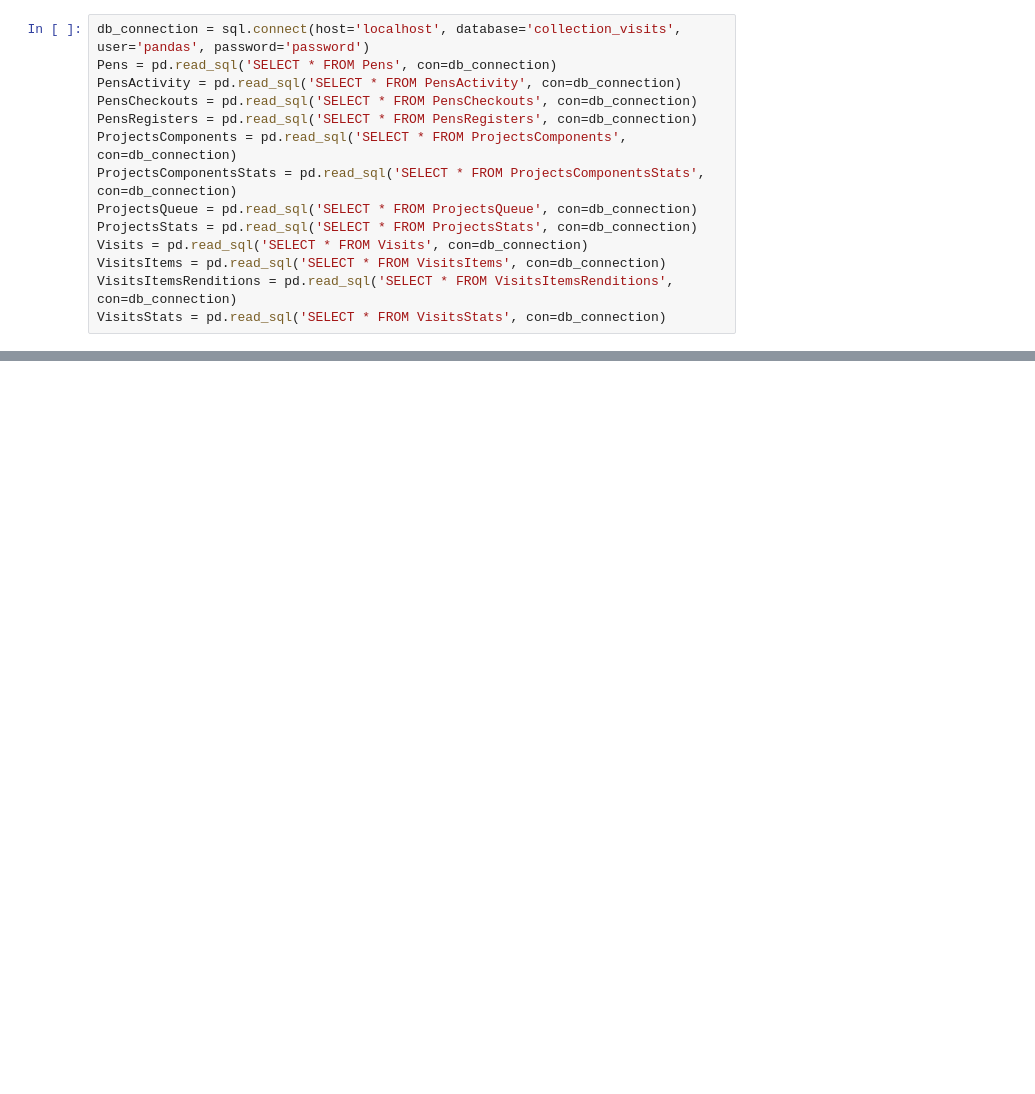
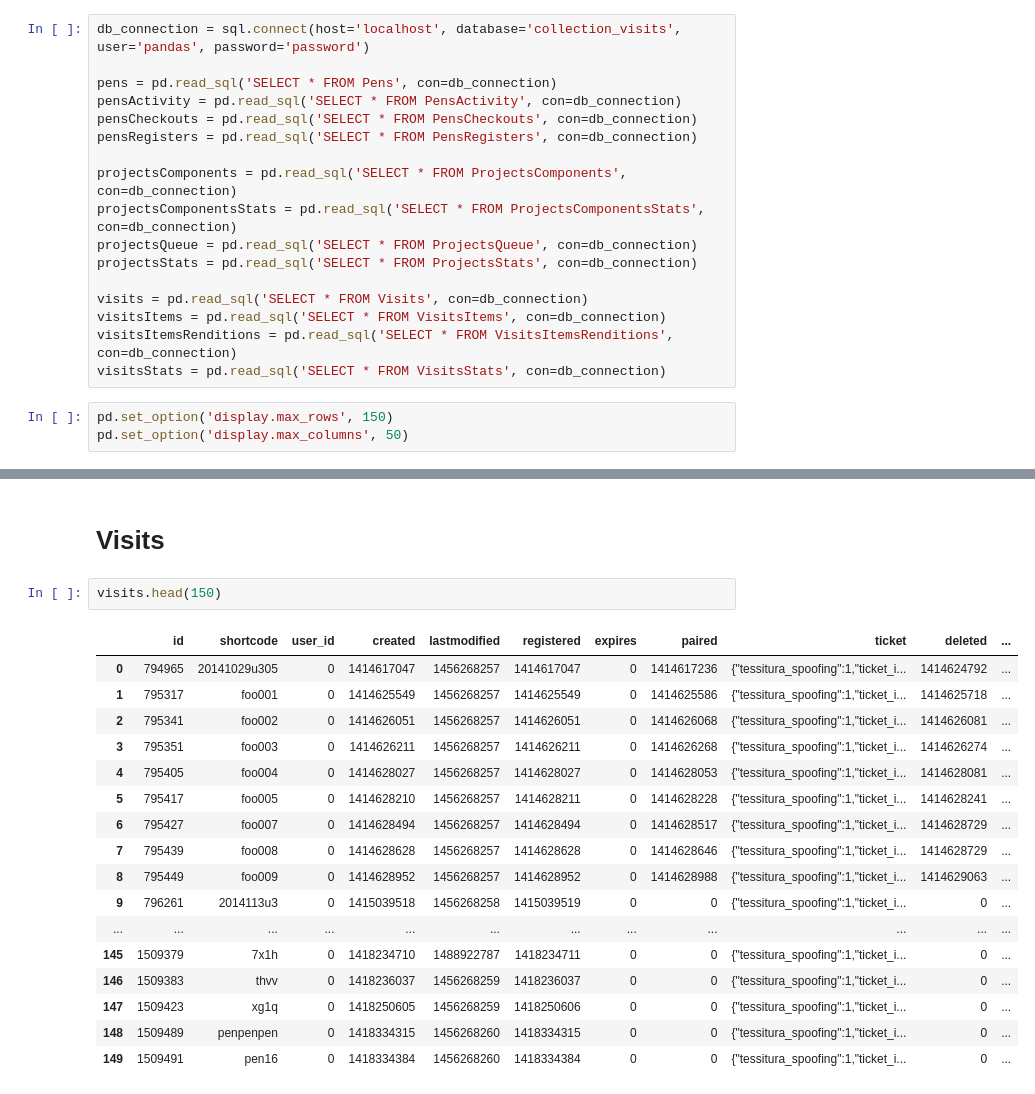
Before and after one commit to ShirinStar/Pen_Data_Dictionary, a Jupyter notebook: data/collection_visits_db.ipynb, the cells around one changed output, grey strips where cells are left out. Drawn from its saved outputs; the diff is of its cells as text; blank space fills up the shorter version.

```diff
--- a/data/collection_visits_db.ipynb
+++ b/data/collection_visits_db.ipynb
@@ -4,14 +6,20 @@ import pandas as pd
 # %%
 db_connection = sql.connect(host='localhost', database='collection_visits', user='pandas', password='password')
-Pens = pd.read_sql('SELECT * FROM Pens', con=db_connection)
-PensActivity = pd.read_sql('SELECT * FROM PensActivity', con=db_connection)
-PensCheckouts = pd.read_sql('SELECT * FROM PensCheckouts', con=db_connection)
-PensRegisters = pd.read_sql('SELECT * FROM PensRegisters', con=db_connection)
-ProjectsComponents = pd.read_sql('SELECT * FROM ProjectsComponents', con=db_connection)
-ProjectsComponentsStats = pd.read_sql('SELECT * FROM ProjectsComponentsStats', con=db_connection)
-ProjectsQueue = pd.read_sql('SELECT * FROM ProjectsQueue', con=db_connection)
-ProjectsStats = pd.read_sql('SELECT * FROM ProjectsStats', con=db_connection)
-Visits = pd.read_sql('SELECT * FROM Visits', con=db_connection)
-VisitsItems = pd.read_sql('SELECT * FROM VisitsItems', con=db_connection)
-VisitsItemsRenditions = pd.read_sql('SELECT * FROM VisitsItemsRenditions', con=db_connection)
-VisitsStats = pd.read_sql('SELECT * FROM VisitsStats', con=db_connection)
+
+pens = pd.read_sql('SELECT * FROM Pens', con=db_connection)
+pensActivity = pd.read_sql('SELECT * FROM PensActivity', con=db_connection)
+pensCheckouts = pd.read_sql('SELECT * FROM PensCheckouts', con=db_connection)
+pensRegisters = pd.read_sql('SELECT * FROM PensRegisters', con=db_connection)
+
+projectsComponents = pd.read_sql('SELECT * FROM ProjectsComponents', con=db_connection)
+projectsComponentsStats = pd.read_sql('SELECT * FROM ProjectsComponentsStats', con=db_connection)
+projectsQueue = pd.read_sql('SELECT * FROM ProjectsQueue', con=db_connection)
+projectsStats = pd.read_sql('SELECT * FROM ProjectsStats', con=db_connection)
+
+visits = pd.read_sql('SELECT * FROM Visits', con=db_connection)
+visitsItems = pd.read_sql('SELECT * FROM VisitsItems', con=db_connection)
+visitsItemsRenditions = pd.read_sql('SELECT * FROM VisitsItemsRenditions', con=db_connection)
+visitsStats = pd.read_sql('SELECT * FROM VisitsStats', con=db_connection)
+# %%
+pd.set_option('display.max_rows', 150)
+pd.set_option('display.max_columns', 50)
@@ -17,0 +457,22 @@ VisitsStats = pd.read_sql('SELECT * FROM VisitsStats', con=db_connection)
+# %% [markdown]
+# Visits
+# %%
+visits.head(150)
+# %% [output]
+|  | id | shortcode | user_id | created | lastmodified | registered | expires | paired | ticket | deleted | ... |
+| 0 | 794965 | 20141029u305 | 0 | 1414617047 | 1456268257 | 1414617047 | 0 | 1414617236 | {"tessitura_spoofing":1,"ticket_i... | 1414624792 | ... |
+| 1 | 795317 | foo001 | 0 | 1414625549 | 1456268257 | 1414625549 | 0 | 1414625586 | {"tessitura_spoofing":1,"ticket_i... | 1414625718 | ... |
+| 2 | 795341 | foo002 | 0 | 1414626051 | 1456268257 | 1414626051 | 0 | 1414626068 | {"tessitura_spoofing":1,"ticket_i... | 1414626081 | ... |
+| 3 | 795351 | foo003 | 0 | 1414626211 | 1456268257 | 1414626211 | 0 | 1414626268 | {"tessitura_spoofing":1,"ticket_i... | 1414626274 | ... |
+| 4 | 795405 | foo004 | 0 | 1414628027 | 1456268257 | 1414628027 | 0 | 1414628053 | {"tessitura_spoofing":1,"ticket_i... | 1414628081 | ... |
+| 5 | 795417 | foo005 | 0 | 1414628210 | 1456268257 | 1414628211 | 0 | 1414628228 | {"tessitura_spoofing":1,"ticket_i... | 1414628241 | ... |
+| 6 | 795427 | foo007 | 0 | 1414628494 | 1456268257 | 1414628494 | 0 | 1414628517 | {"tessitura_spoofing":1,"ticket_i... | 1414628729 | ... |
+| 7 | 795439 | foo008 | 0 | 1414628628 | 1456268257 | 1414628628 | 0 | 1414628646 | {"tessitura_spoofing":1,"ticket_i... | 1414628729 | ... |
+| 8 | 795449 | foo009 | 0 | 1414628952 | 1456268257 | 1414628952 | 0 | 1414628988 | {"tessitura_spoofing":1,"ticket_i... | 1414629063 | ... |
+| 9 | 796261 | 2014113u3 | 0 | 1415039518 | 1456268258 | 1415039519 | 0 | 0 | {"tessitura_spoofing":1,"ticket_i... | 0 | ... |
+| ... | ... | ... | ... | ... | ... | ... | ... | ... | ... | ... | ... |
+| 145 | 1509379 | 7x1h | 0 | 1418234710 | 1488922787 | 1418234711 | 0 | 0 | {"tessitura_spoofing":1,"ticket_i... | 0 | ... |
+| 146 | 1509383 | thvv | 0 | 1418236037 | 1456268259 | 1418236037 | 0 | 0 | {"tessitura_spoofing":1,"ticket_i... | 0 | ... |
+| 147 | 1509423 | xg1q | 0 | 1418250605 | 1456268259 | 1418250606 | 0 | 0 | {"tessitura_spoofing":1,"ticket_i... | 0 | ... |
+| 148 | 1509489 | penpenpen | 0 | 1418334315 | 1456268260 | 1418334315 | 0 | 0 | {"tessitura_spoofing":1,"ticket_i... | 0 | ... |
+| 149 | 1509491 | pen16 | 0 | 1418334384 | 1456268260 | 1418334384 | 0 | 0 | {"tessitura_spoofing":1,"ticket_i... | 0 | ... |
```
Also changed, not shown: parts of 64 cells of this notebook, 1 other file.
